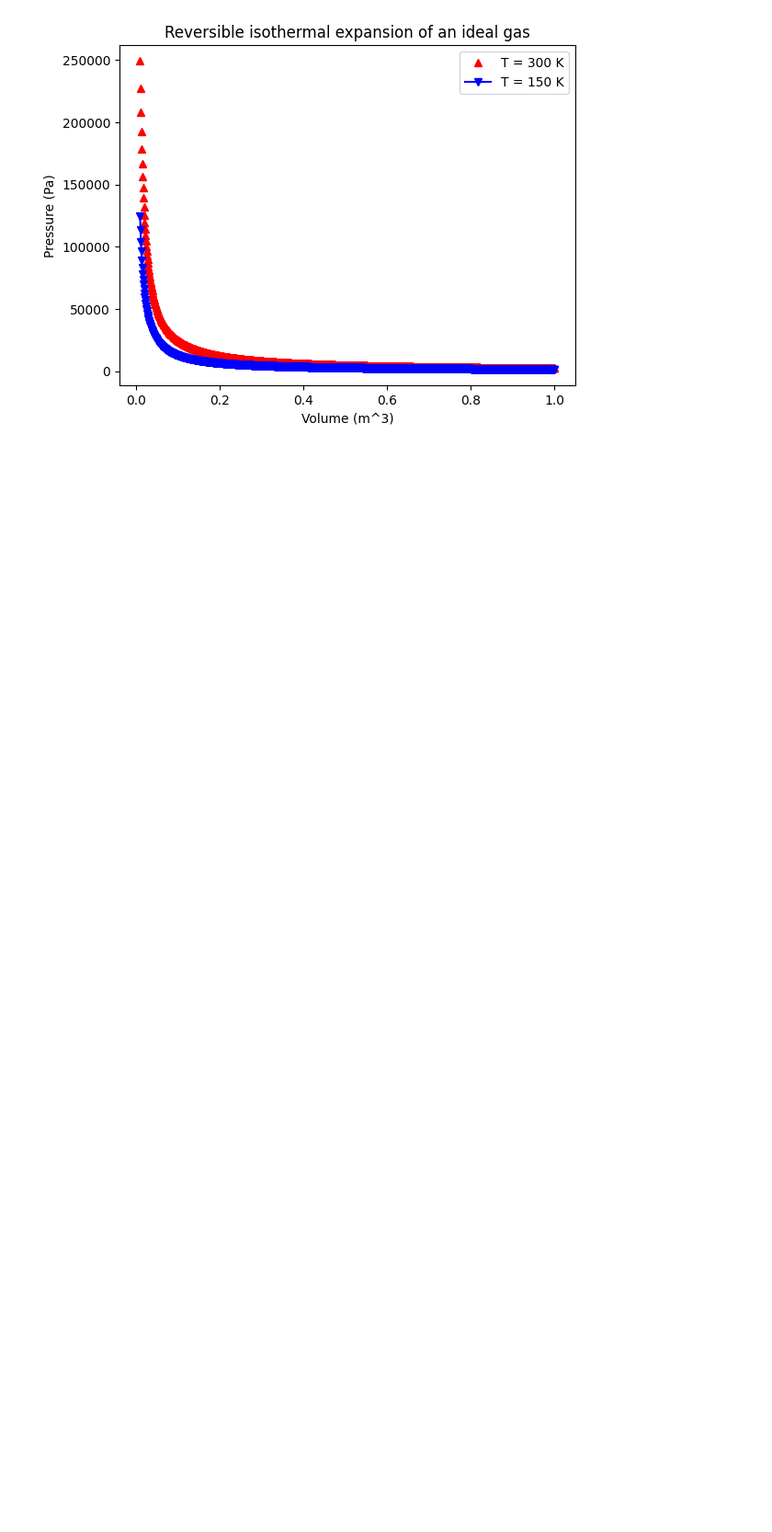
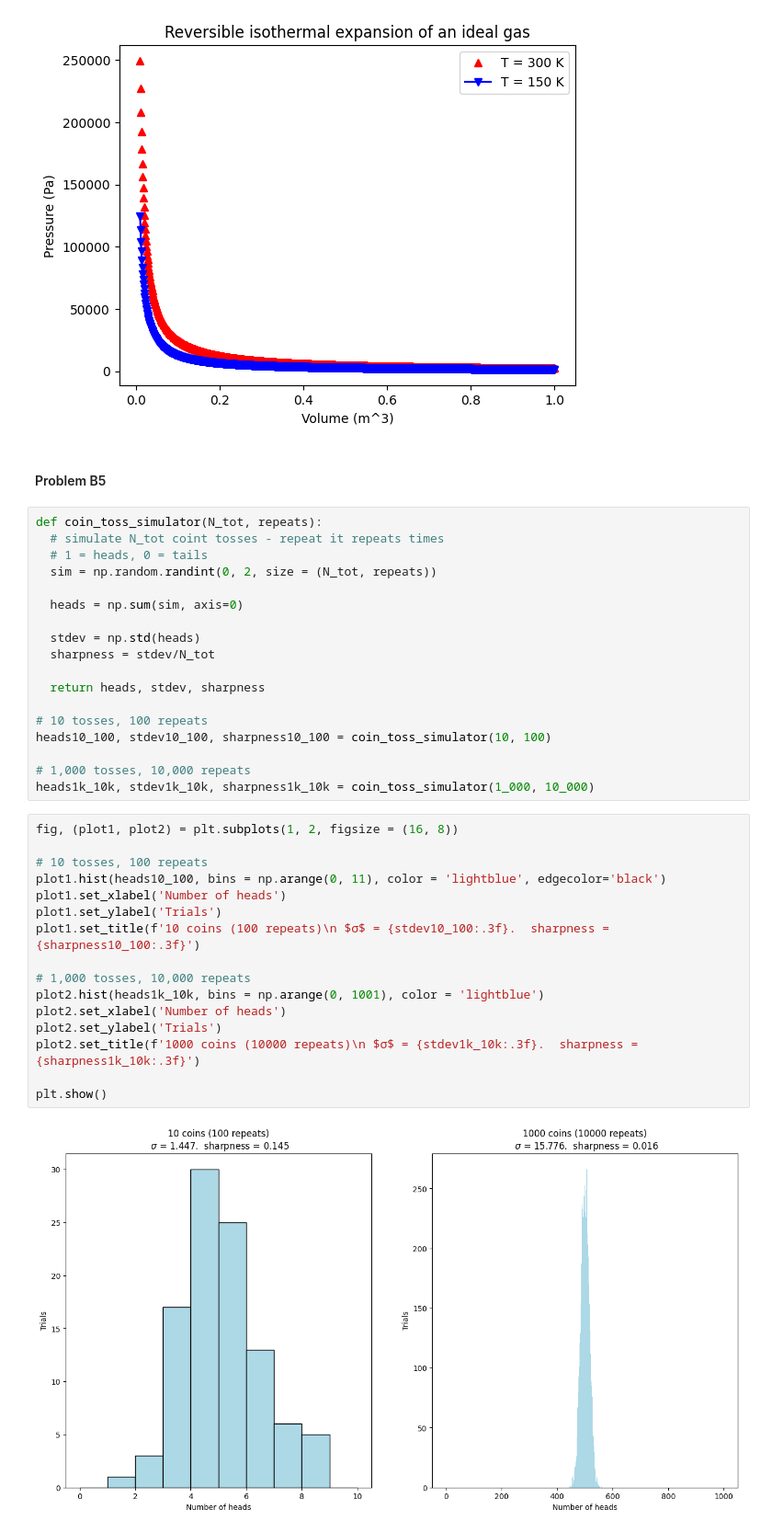
Before and after one commit to prabh-o-wabo/Jupyter_Notebooks, a Jupyter notebook: Pset1.ipynb, the cells around one changed output. Shown at 92% size. Drawn from its saved outputs; the diff is of its cells as text; blank space fills up the shorter version.

```diff
--- a/Pset1.ipynb
+++ b/Pset1.ipynb
@@ -137,3 +138,41 @@ plt.legend()
 plt.show()
 # %% [output]
 [figure]
+# %% [markdown]
+#### Problem B5
+# %%
+def coin_toss_simulator(N_tot, repeats):
+  # simulate N_tot coint tosses - repeat it repeats times
+  # 1 = heads, 0 = tails
+  sim = np.random.randint(0, 2, size = (N_tot, repeats))
+
+  heads = np.sum(sim, axis=0)
+
+  stdev = np.std(heads)
+  sharpness = stdev/N_tot
+
+  return heads, stdev, sharpness
+
+# 10 tosses, 100 repeats
+heads10_100, stdev10_100, sharpness10_100 = coin_toss_simulator(10, 100)
+
+# 1,000 tosses, 10,000 repeats
+heads1k_10k, stdev1k_10k, sharpness1k_10k = coin_toss_simulator(1_000, 10_000)
+# %%
+fig, (plot1, plot2) = plt.subplots(1, 2, figsize = (16, 8))
+
+# 10 tosses, 100 repeats
+plot1.hist(heads10_100, bins = np.arange(0, 11), color = 'lightblue', edgecolor='black')
+plot1.set_xlabel('Number of heads')
+plot1.set_ylabel('Trials')
+plot1.set_title(f'10 coins (100 repeats)\n $σ$ = {stdev10_100:.3f}.  sharpness = {sharpness10_100:.3f}')
+
+# 1,000 tosses, 10,000 repeats
+plot2.hist(heads1k_10k, bins = np.arange(0, 1001), color = 'lightblue')
+plot2.set_xlabel('Number of heads')
+plot2.set_ylabel('Trials')
+plot2.set_title(f'1000 coins (10000 repeats)\n $σ$ = {stdev1k_10k:.3f}.  sharpness = {sharpness1k_10k:.3f}')
+
+plt.show()
+# %% [output]
+[figure, added]
```
Also changed, not shown: parts of 7 cells of this notebook.
